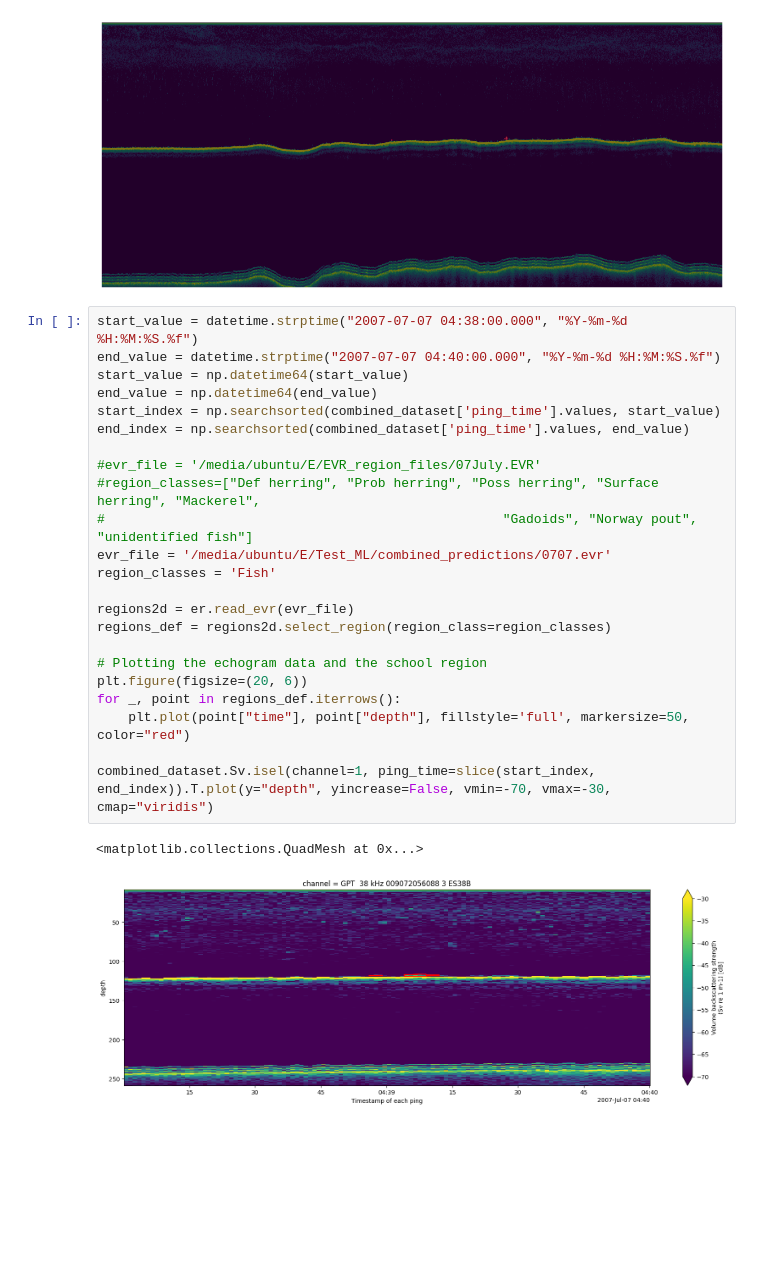
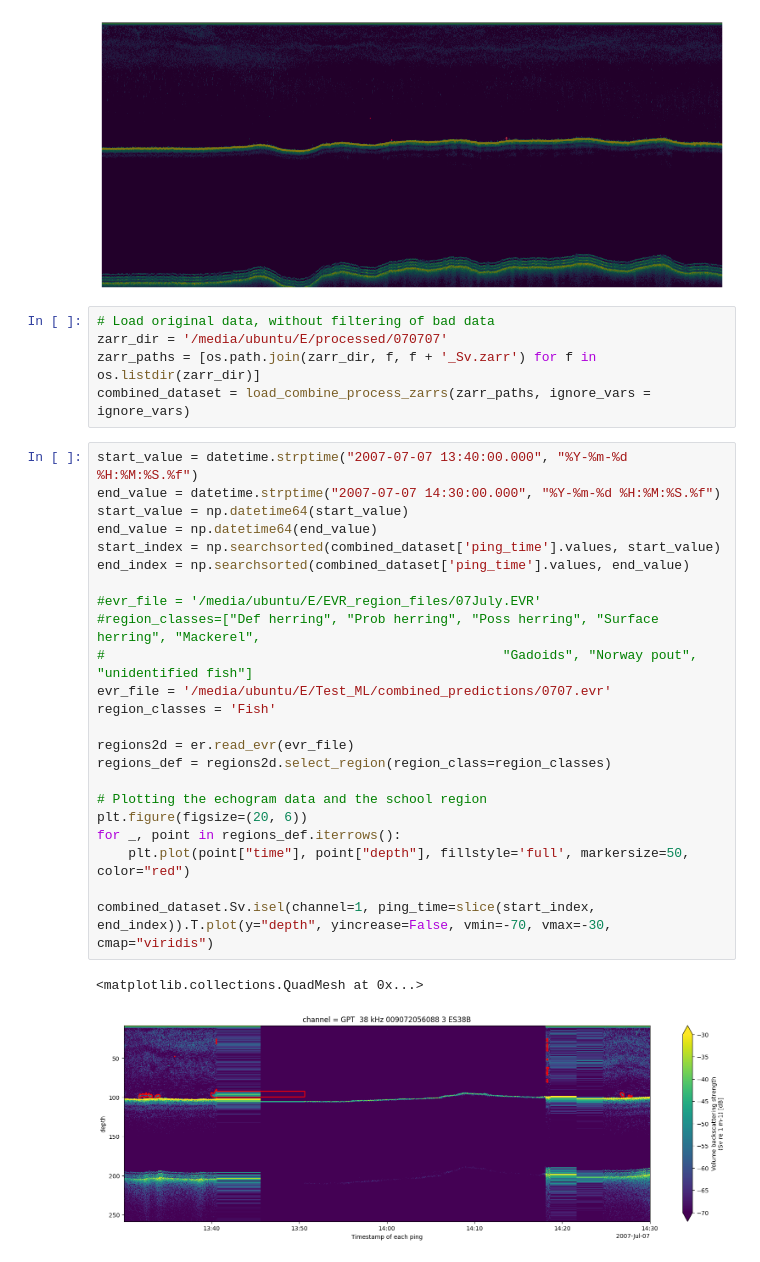
Before and after one commit to OceanStreamIO/echosounder-segmentation, a Jupyter notebook: EvaluatePredictOneSonarDs.ipynb, the cells around one changed output. Cells and saved outputs as stored; diff of their text form; blank space fills up the shorter version.

Commit message:
filtering of bad data added

```diff
--- a/EvaluatePredictOneSonarDs.ipynb
+++ b/EvaluatePredictOneSonarDs.ipynb
@@ -782,29 +913,34 @@ plt.subplots_adjust(left=0, right=1, top=1, bottom=0)  # Adjust subplots to avoi
 plt.show()
 # %% [output]
 [figure]
+# %%
+# Load original data, without filtering of bad data
+zarr_dir = '/media/ubuntu/E/processed/070707'
+zarr_paths = [os.path.join(zarr_dir, f, f + '_Sv.zarr') for f in os.listdir(zarr_dir)]
+combined_dataset = load_combine_process_zarrs(zarr_paths, ignore_vars = ignore_vars)
 # %%
-start_value = datetime.strptime("2007-07-07 04:38:00.000", "%Y-%m-%d %H:%M:%S.%f")
-end_value = datetime.strptime("2007-07-07 04:40:00.000", "%Y-%m-%d %H:%M:%S.%f")
+start_value = datetime.strptime("2007-07-07 13:40:00.000", "%Y-%m-%d %H:%M:%S.%f")
+end_value = datetime.strptime("2007-07-07 14:30:00.000", "%Y-%m-%d %H:%M:%S.%f")
 start_value = np.datetime64(start_value)
 end_value = np.datetime64(end_value)
 start_index = np.searchsorted(combined_dataset['ping_time'].values, start_value)
 end_index = np.searchsorted(combined_dataset['ping_time'].values, end_value)
 
 #evr_file = '/media/ubuntu/E/EVR_region_files/07July.EVR'
 #region_classes=["Def herring", "Prob herring", "Poss herring", "Surface herring", "Mackerel",
 #                                                   "Gadoids", "Norway pout", "unidentified fish"]
 evr_file = '/media/ubuntu/E/Test_ML/combined_predictions/0707.evr'
 region_classes = 'Fish'
 
 regions2d = er.read_evr(evr_file)
 regions_def = regions2d.select_region(region_class=region_classes)
 
 # Plotting the echogram data and the school region
 plt.figure(figsize=(20, 6))
 for _, point in regions_def.iterrows():
     plt.plot(point["time"], point["depth"], fillstyle='full', markersize=50, color="red")
 
 combined_dataset.Sv.isel(channel=1, ping_time=slice(start_index, end_index)).T.plot(y="depth", yincrease=False, vmin=-70, vmax=-30, cmap="viridis")
 # %% [output]
 <matplotlib.collections.QuadMesh at 0x...>
-[figure, old version]
+[figure, new version]
```
Also changed, not shown: parts of 14 cells of this notebook.
